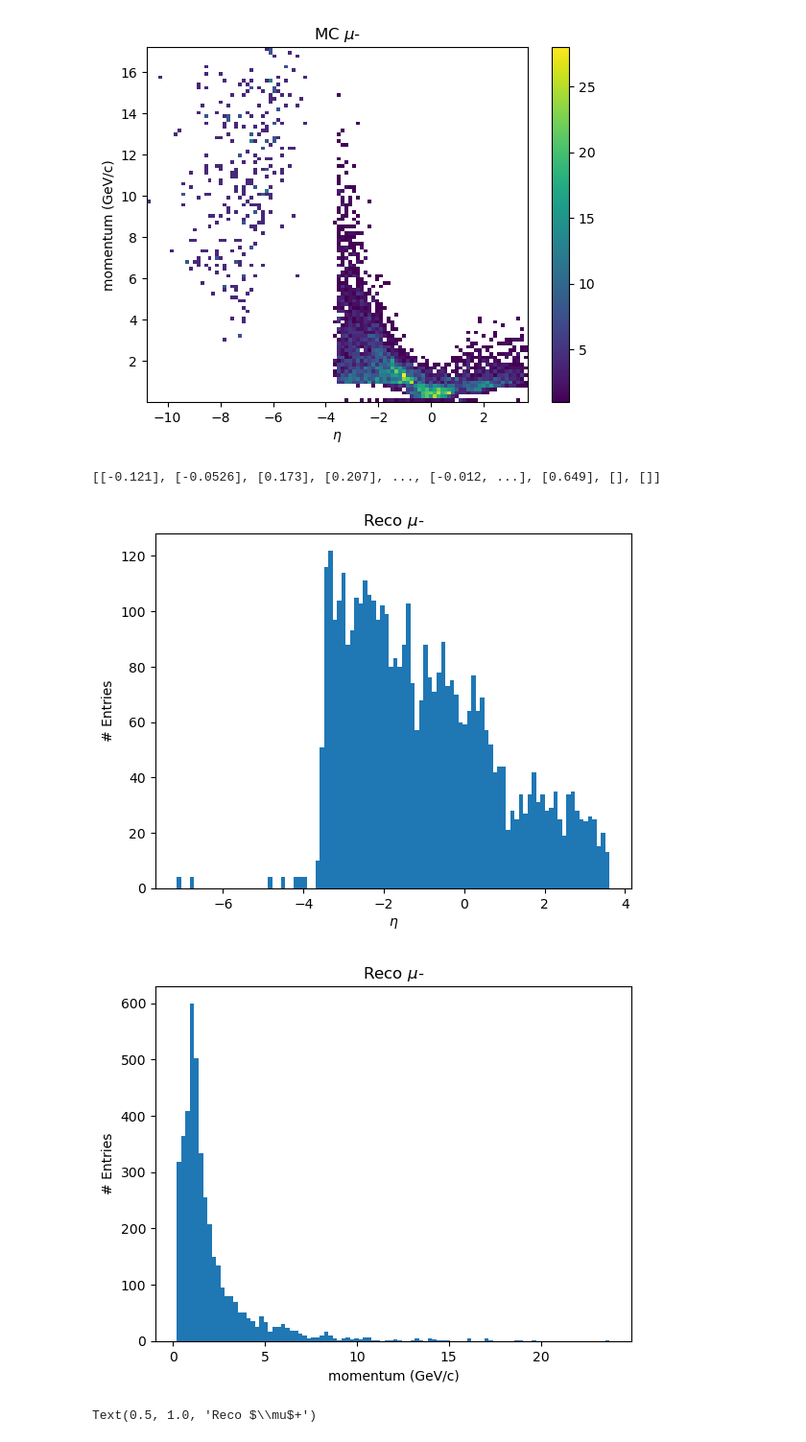
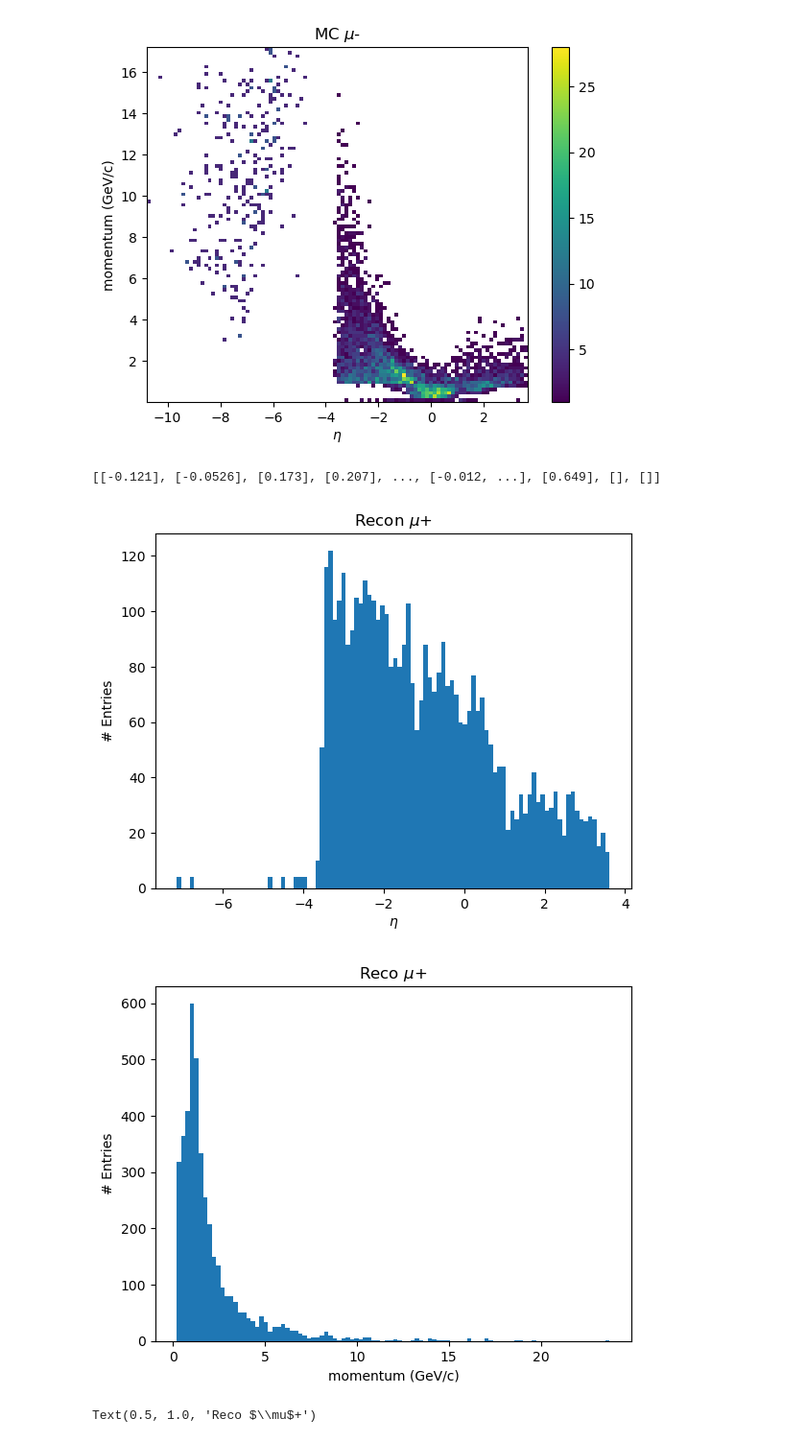
Before and after one commit to NebinGeorge/003-hsf-india-202510-NebinGeorge, a Jupyter notebook: MuonID_Setup1.ipynb, the cells around one changed output. Shown at 96% size. Drawn from its saved outputs; the diff is of its cells as text; code cells hidden in the pictures.

```diff
--- a/MuonID_Setup1.ipynb
+++ b/MuonID_Setup1.ipynb
@@ -675,32 +675,32 @@ plt.colorbar()
 # %%
 sel_px_r_p = branches["ReconstructedParticles.momentum.x"][RecID][BoolMuons_p]
 sel_py_r_p = branches["ReconstructedParticles.momentum.y"][RecID][BoolMuons_p]
 sel_pz_r_p = branches["ReconstructedParticles.momentum.z"][RecID][BoolMuons_p]
 
 print (sel_px)
 # s=branches["MCParticles.momentum.x"][SimID]
 # print (branchesmc["MCParticles.momentum.x"][RecID][BoolMuons_p])
 mom_vec_p = vector.zip ({'px': sel_px_r_p, 'py': sel_py_r_p, 'pz': sel_pz_r_p})
 plt.hist(ak.flatten(mom_vec_p.eta), bins = 100)
 plt.xlabel('$\eta$')
 plt.ylabel('# Entries')
-plt.title("Reco $\mu$-")
+plt.title("Recon $\mu$+")
 
 plt.show()
 plt.hist(ak.flatten(mom_vec_p.p), bins = 100)
 plt.xlabel('momentum (GeV/c)')
 plt.ylabel('# Entries')
-plt.title("Reco $\mu$-")
+plt.title("Reco $\mu$+")
 plt.show()
 plt.hist2d(np.asarray(ak.flatten(mom_vec_p.eta)), np.asarray(ak.flatten(mom_vec_p.p)), bins = [100,100], cmin=1)
 plt.xlabel('$\eta$')
 plt.ylabel('momentum (GeV/c)')
 plt.colorbar()
 plt.title("Reco $\mu$+")
 # %% [output]
 [[-0.121], [-0.0526], [0.173], [0.207], ..., [-0.012, ...], [0.649], [], []]
-[figure, old version]
+[figure, new version]
-[figure, old version]
+[figure, new version]
 Text(0.5, 1.0, 'Reco $\\mu$+')
 [figure]
 # %%
```
Also changed, not shown: parts of 3 cells of this notebook.
